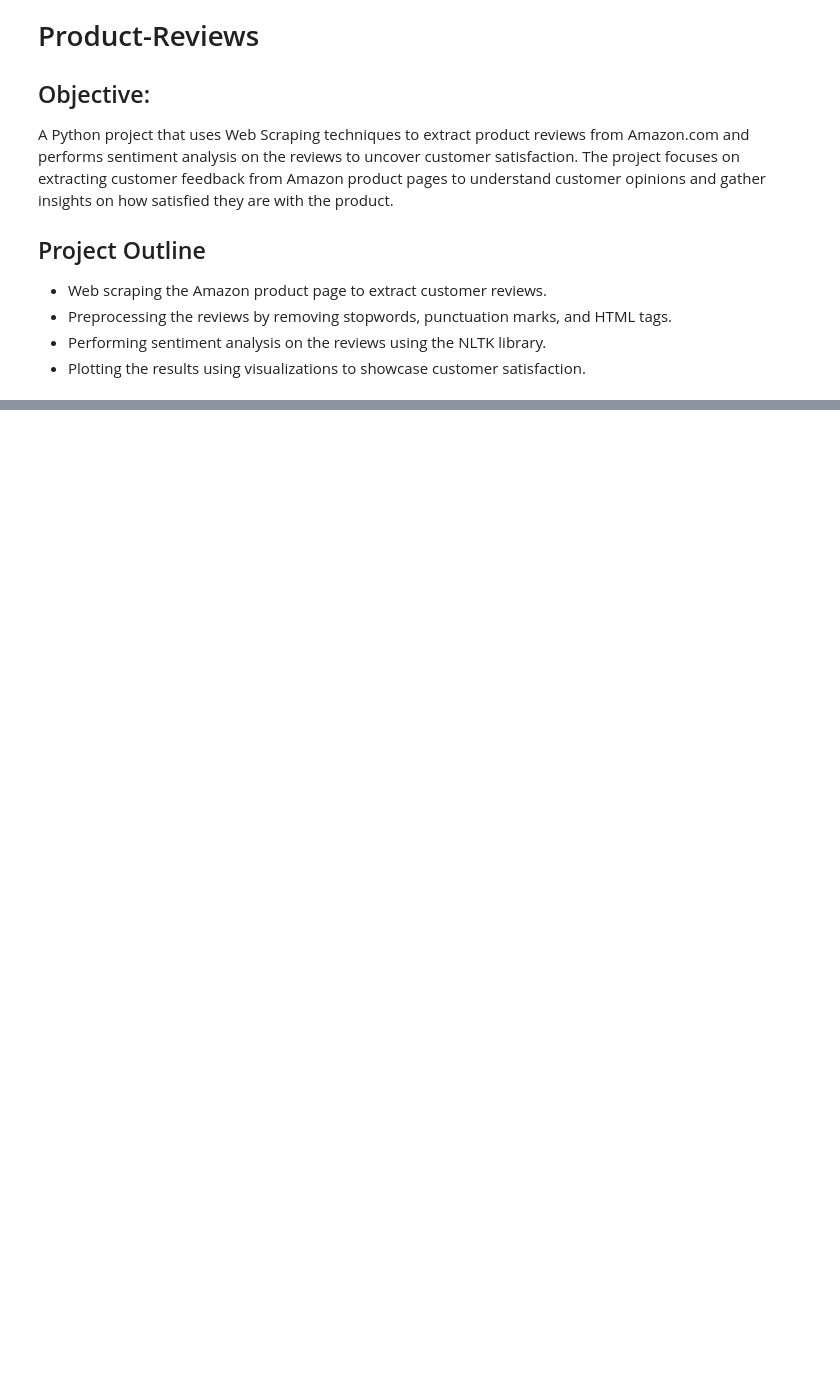
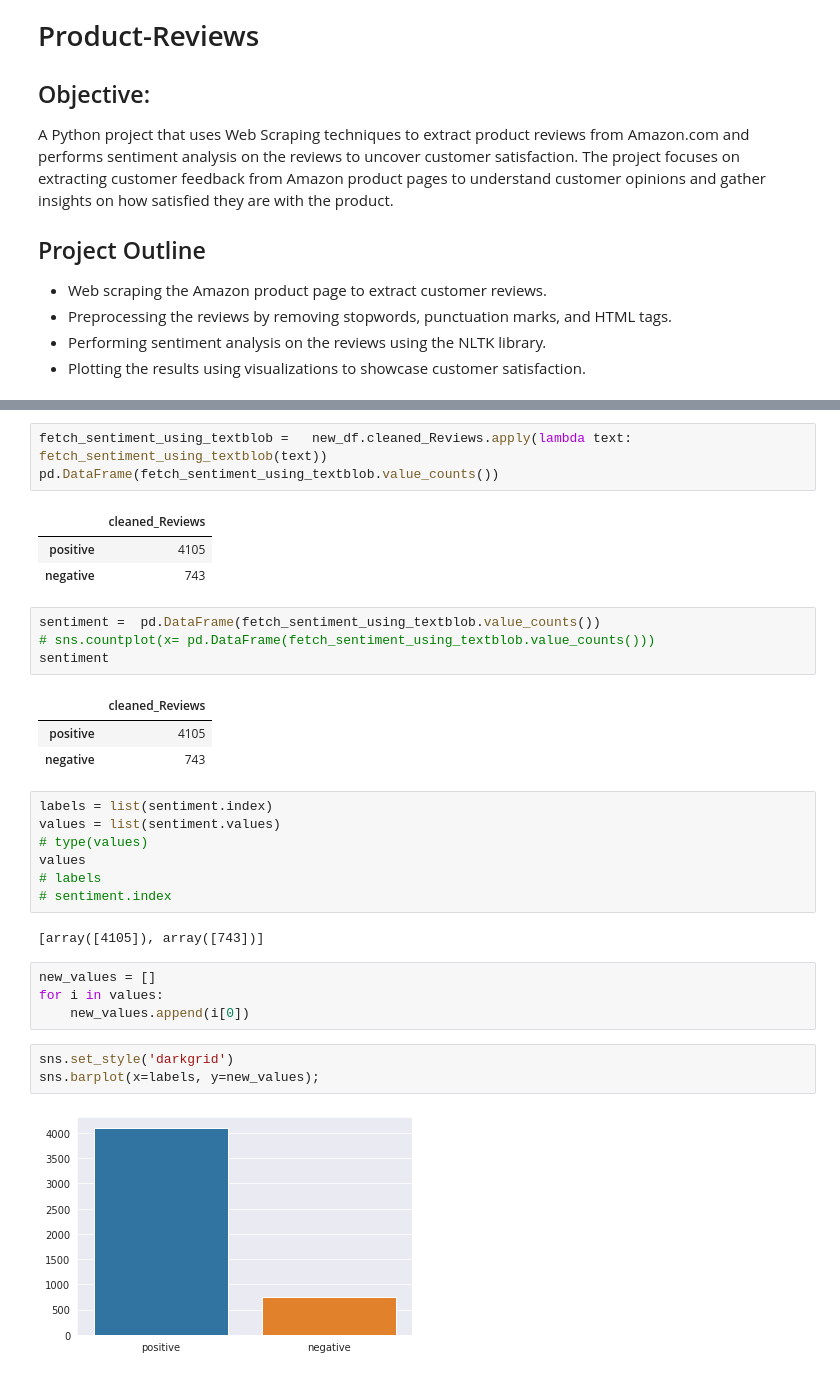
Before and after one commit to ehtisham-sadiq/Uncovering-Customer-Satisfaction-through-Amazon-Product-Reviews, a Jupyter notebook: Uncovering-Customer-Satisfaction-through-Amazon-Product-Reviews.ipynb, the cells around one changed output, grey strips where cells are left out. Cells and saved outputs as stored; diff of their text form; blank space fills up the shorter version.

```diff
--- a/Uncovering-Customer-Satisfaction-through-Amazon-Product-Reviews.ipynb
+++ b/Uncovering-Customer-Satisfaction-through-Amazon-Product-Reviews.ipynb
@@ -24,0 +657,33 @@ warnings.filterwarnings('ignore')
+# %%
+fetch_sentiment_using_textblob =   new_df.cleaned_Reviews.apply(lambda text: fetch_sentiment_using_textblob(text))
+pd.DataFrame(fetch_sentiment_using_textblob.value_counts())
+# %% [output]
+|  | cleaned_Reviews |
+| positive | 4105 |
+| negative | 743 |
+# %%
+sentiment =  pd.DataFrame(fetch_sentiment_using_textblob.value_counts())
+# sns.countplot(x= pd.DataFrame(fetch_sentiment_using_textblob.value_counts()))
+sentiment
+# %% [output]
+|  | cleaned_Reviews |
+| positive | 4105 |
+| negative | 743 |
+# %%
+labels = list(sentiment.index)
+values = list(sentiment.values)
+# type(values)
+values
+# labels
+# sentiment.index
+# %% [output]
+[array([4105]), array([743])]
+# %%
+new_values = []
+for i in values:
+    new_values.append(i[0])
+# %%
+sns.set_style('darkgrid')
+sns.barplot(x=labels, y=new_values);
+# %% [output]
+[figure, added]
```
Also changed, not shown: parts of 101 cells of this notebook.
